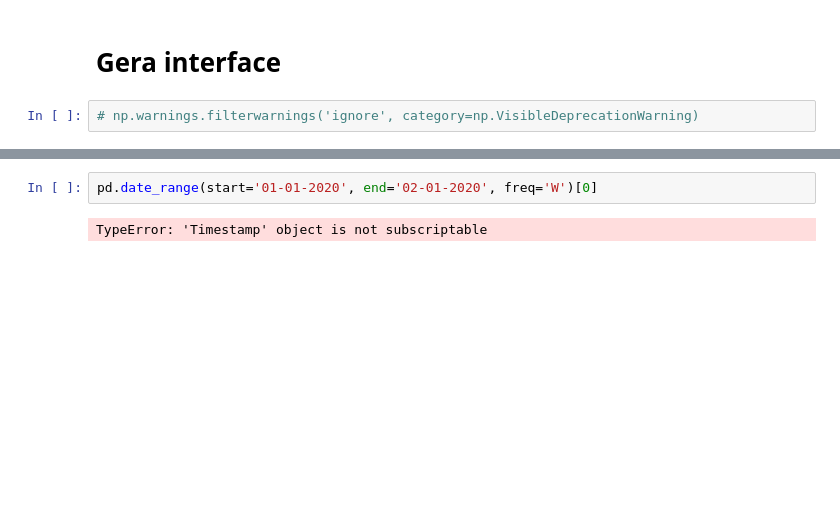
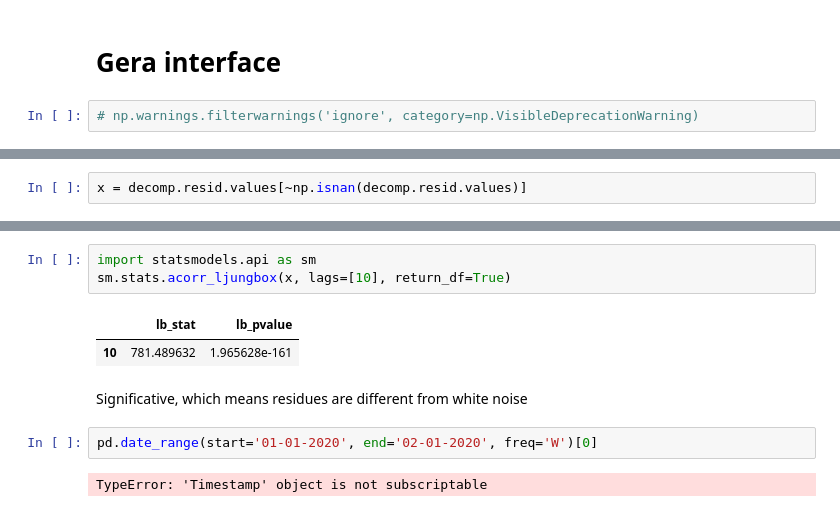
Before and after one commit to zoccoler/GETS_App_binder, a Jupyter notebook: Interface_temporal_GETS.ipynb, the cells around one changed output, grey strips where cells are left out. Drawn from its saved outputs; the diff is of its cells as text; blank space fills up the shorter version.

```diff
--- a/Interface_temporal_GETS.ipynb
+++ b/Interface_temporal_GETS.ipynb
@@ -848,0 +929,2 @@ ts3.plot()
+# %%
+x = decomp.resid.values[~np.isnan(decomp.resid.values)]
@@ -849,3 +951,11 @@ ts3.plot()
+# %%
+import statsmodels.api as sm
+sm.stats.acorr_ljungbox(x, lags=[10], return_df=True)
+# %% [output]
+|  | lb_stat | lb_pvalue |
+| 10 | 781.489632 | 1.965628e-161 |
+# %% [markdown]
+Significative, which means residues are different from white noise
 # %%
 pd.date_range(start='01-01-2020', end='02-01-2020', freq='W')[0]
 # %% [output]
```
Also changed, not shown: parts of 17 cells of this notebook, 2 other files.
